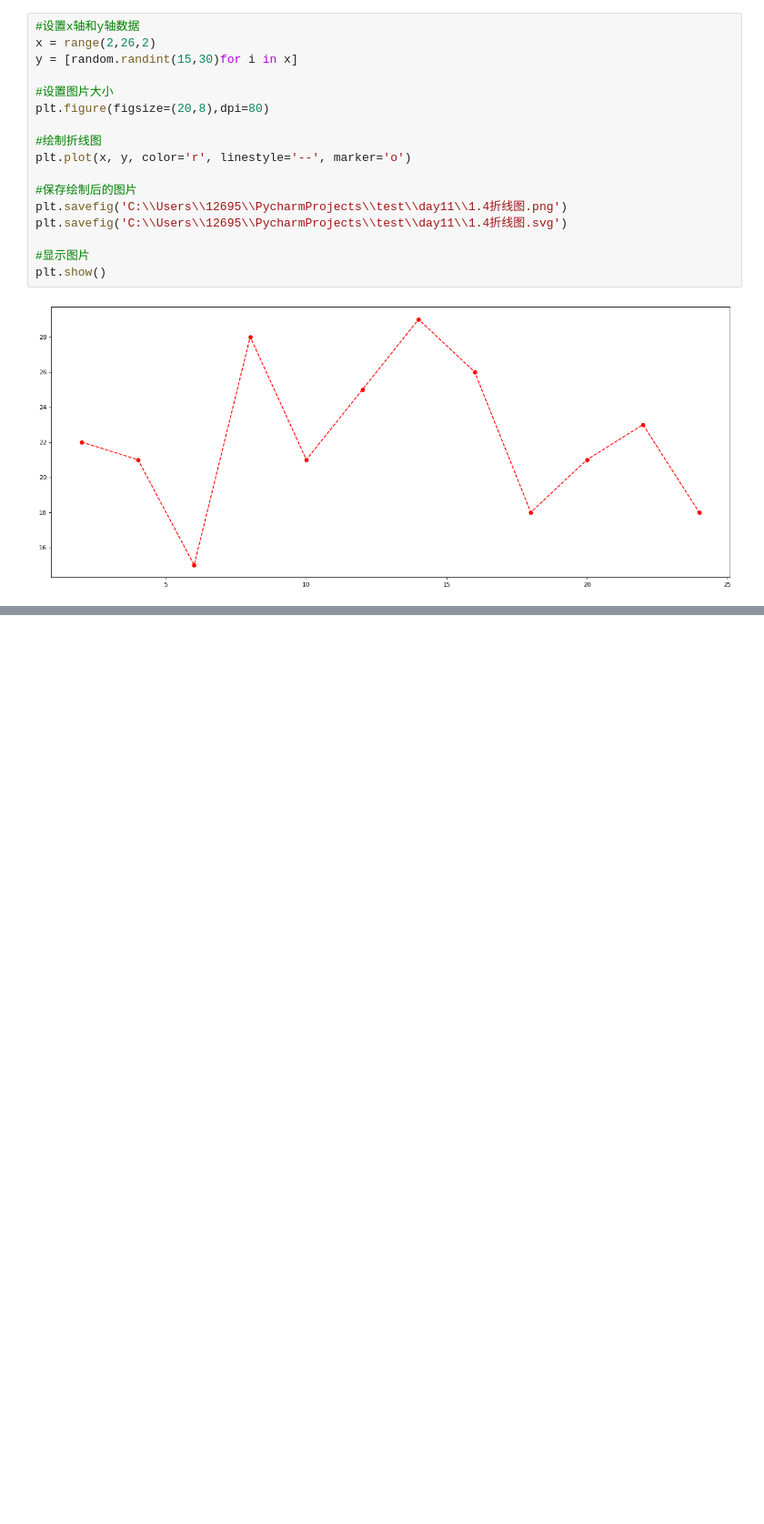
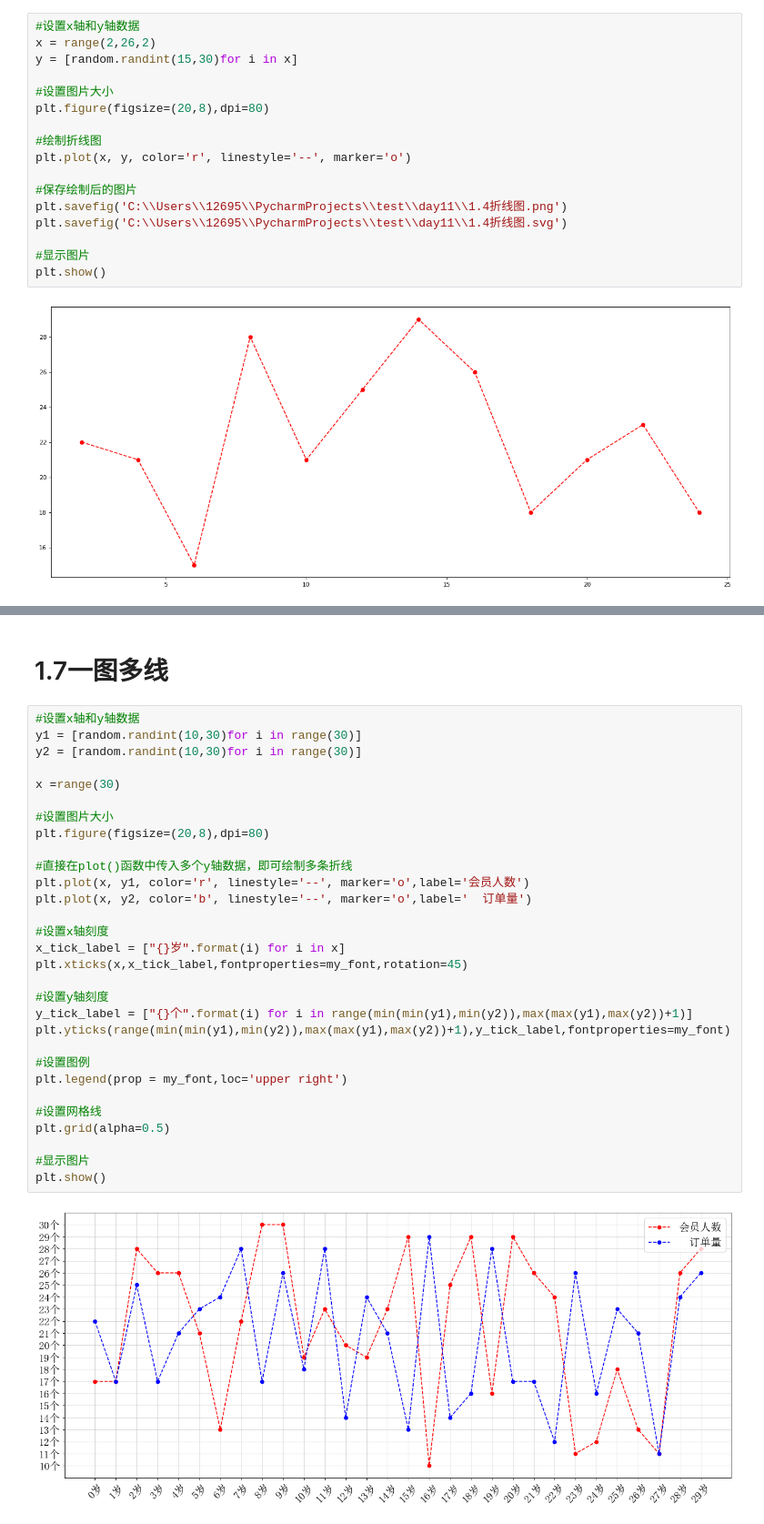
Before and after one commit to ghx0304/test, a Jupyter notebook: day11/draw.ipynb, the cells around one changed output, grey strips where cells are left out. Shown: that part at 91% size. Cells and saved outputs as stored; diff of their text form; blank space fills up the shorter version.

```diff
--- a/day11/draw.ipynb
+++ b/day11/draw.ipynb
@@ -48,0 +118,34 @@ plt.show()
+# %% [markdown]
+# 1.7一图多线
+# %%
+#设置x轴和y轴数据
+y1 = [random.randint(10,30)for i in range(30)]
+y2 = [random.randint(10,30)for i in range(30)]
+
+x =range(30)
+
+#设置图片大小
+plt.figure(figsize=(20,8),dpi=80)
+
+#直接在plot()函数中传入多个y轴数据，即可绘制多条折线
+plt.plot(x, y1, color='r', linestyle='--', marker='o',label='会员人数')
+plt.plot(x, y2, color='b', linestyle='--', marker='o',label='  订单量')
+
+#设置x轴刻度
+x_tick_label = ["{}岁".format(i) for i in x]
+plt.xticks(x,x_tick_label,fontproperties=my_font,rotation=45)
+
+#设置y轴刻度
+y_tick_label = ["{}个".format(i) for i in range(min(min(y1),min(y2)),max(max(y1),max(y2))+1)]
+plt.yticks(range(min(min(y1),min(y2)),max(max(y1),max(y2))+1),y_tick_label,fontproperties=my_font)
+
+#设置图例
+plt.legend(prop = my_font,loc='upper right')
+
+#设置网格线
+plt.grid(alpha=0.5)
+
+#显示图片
+plt.show()
+# %% [output]
+[figure, added]
```
Also changed, not shown: parts of 7 cells of this notebook, 1 other file.
